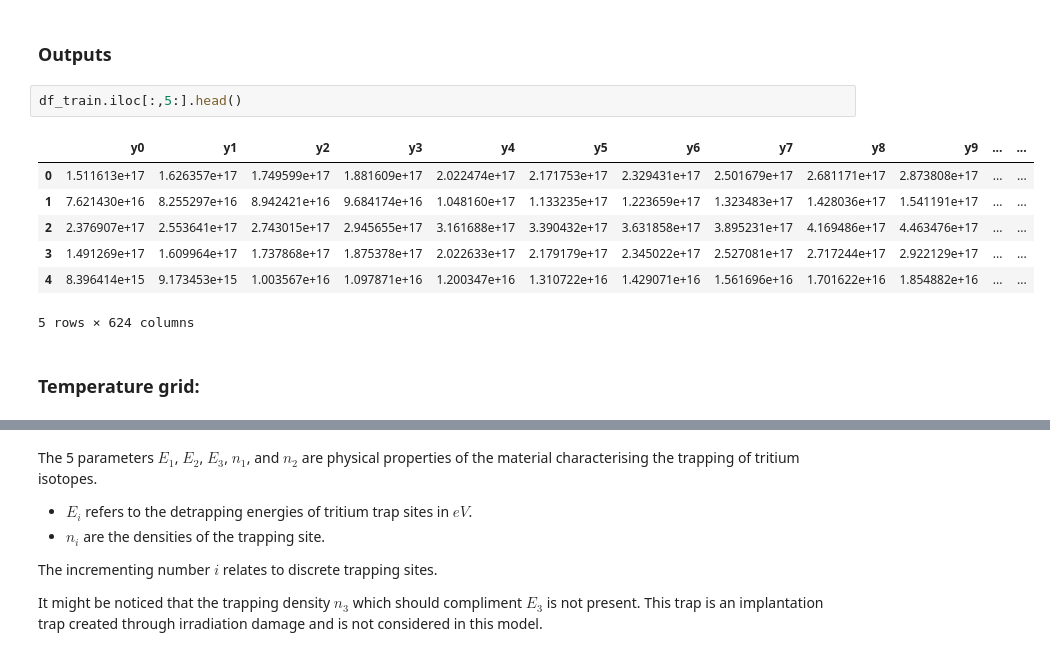
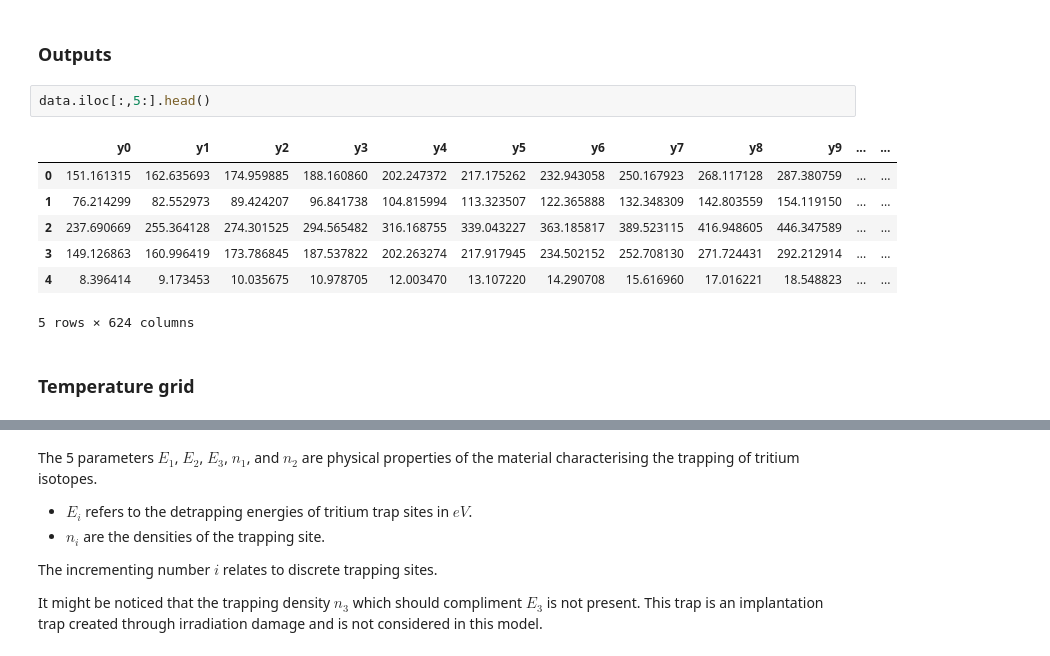
Before and after one commit to digiLab-ai/TritiumDesorption, a Jupyter notebook: demo.ipynb, the cells around one changed output, grey strips where cells are left out. Drawn from its saved outputs; the diff is of its cells as text.

```diff
--- a/demo.ipynb
+++ b/demo.ipynb
@@ -77,14 +75,14 @@ df_train.iloc[:,:5].head()
 # %% [markdown]
 ### Outputs
 # %%
-df_train.iloc[:,5:].head()
+data.iloc[:,5:].head()
 # %% [output]
 |  | y0 | y1 | y2 | y3 | y4 | y5 | y6 | y7 | y8 | y9 | ... | ... |
-| 0 | 1.511613e+17 | 1.626357e+17 | 1.749599e+17 | 1.881609e+17 | 2.022474e+17 | 2.171753e+17 | 2.329431e+17 | 2.501679e+17 | 2.681171e+17 | 2.873808e+17 | ... | ... |
-| 1 | 7.621430e+16 | 8.255297e+16 | 8.942421e+16 | 9.684174e+16 | 1.048160e+17 | 1.133235e+17 | 1.223659e+17 | 1.323483e+17 | 1.428036e+17 | 1.541191e+17 | ... | ... |
-| 2 | 2.376907e+17 | 2.553641e+17 | 2.743015e+17 | 2.945655e+17 | 3.161688e+17 | 3.390432e+17 | 3.631858e+17 | 3.895231e+17 | 4.169486e+17 | 4.463476e+17 | ... | ... |
-| 3 | 1.491269e+17 | 1.609964e+17 | 1.737868e+17 | 1.875378e+17 | 2.022633e+17 | 2.179179e+17 | 2.345022e+17 | 2.527081e+17 | 2.717244e+17 | 2.922129e+17 | ... | ... |
-| 4 | 8.396414e+15 | 9.173453e+15 | 1.003567e+16 | 1.097871e+16 | 1.200347e+16 | 1.310722e+16 | 1.429071e+16 | 1.561696e+16 | 1.701622e+16 | 1.854882e+16 | ... | ... |
+| 0 | 151.161315 | 162.635693 | 174.959885 | 188.160860 | 202.247372 | 217.175262 | 232.943058 | 250.167923 | 268.117128 | 287.380759 | ... | ... |
+| 1 | 76.214299 | 82.552973 | 89.424207 | 96.841738 | 104.815994 | 113.323507 | 122.365888 | 132.348309 | 142.803559 | 154.119150 | ... | ... |
+| 2 | 237.690669 | 255.364128 | 274.301525 | 294.565482 | 316.168755 | 339.043227 | 363.185817 | 389.523115 | 416.948605 | 446.347589 | ... | ... |
+| 3 | 149.126863 | 160.996419 | 173.786845 | 187.537822 | 202.263274 | 217.917945 | 234.502152 | 252.708130 | 271.724431 | 292.212914 | ... | ... |
+| 4 | 8.396414 | 9.173453 | 10.035675 | 10.978705 | 12.003470 | 13.107220 | 14.290708 | 15.616960 | 17.016221 | 18.548823 | ... | ... |
 5 rows × 624 columns
 # %% [markdown]
-### Temperature grid:
+### Temperature grid
```
Also changed, not shown: parts of 45 cells of this notebook, 1 other file.
